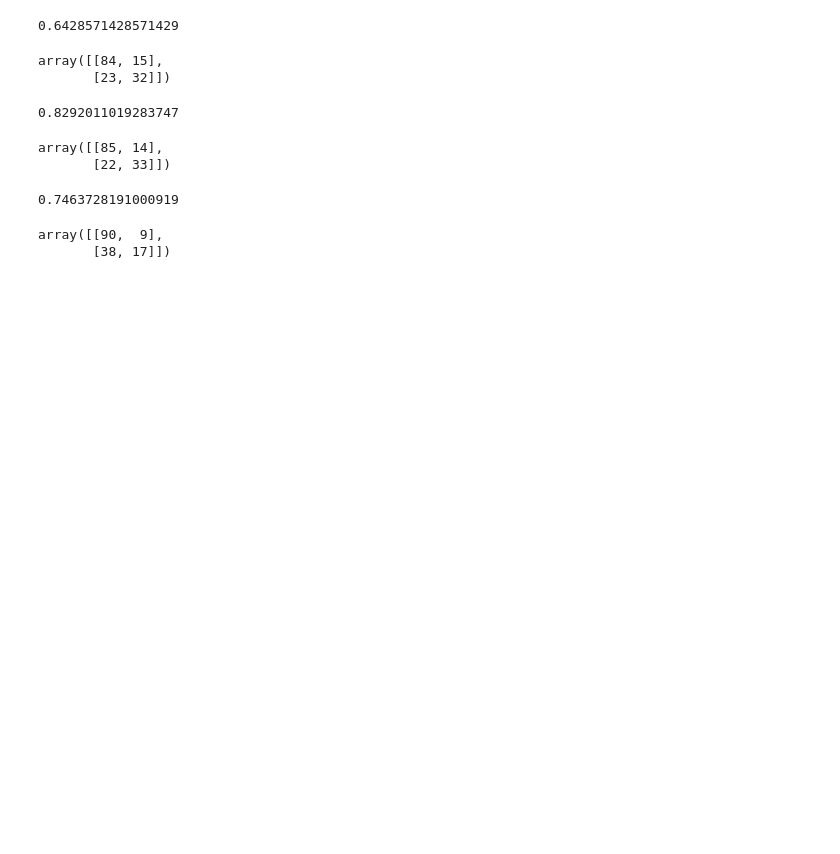
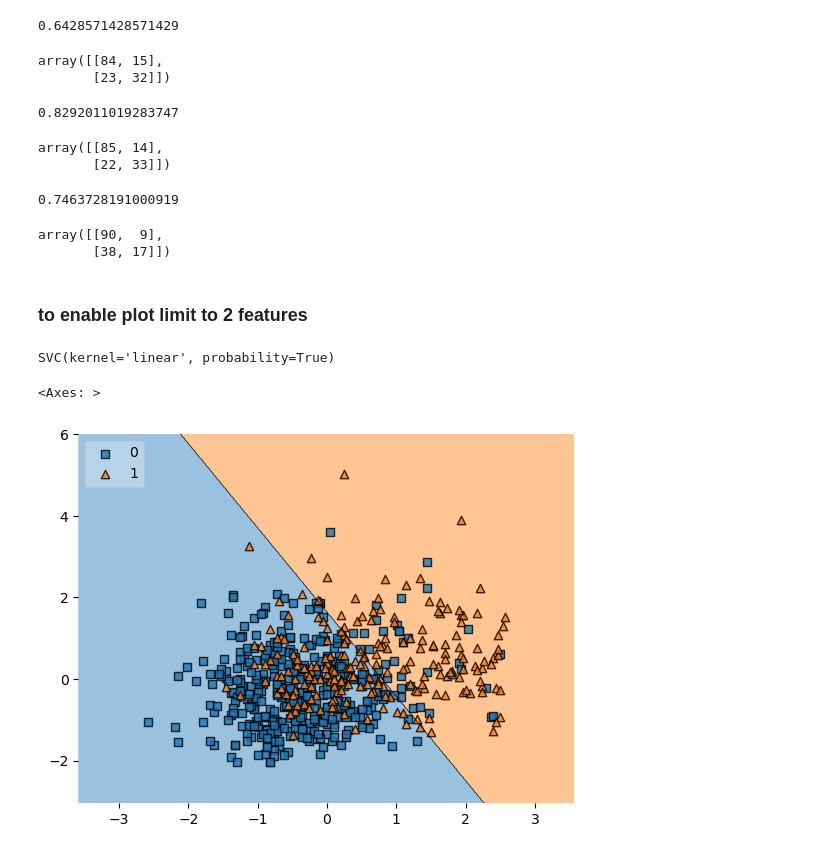
Before and after one commit to jpmckeown/ML-methods-demo, a Jupyter notebook: classifier_show_and_tell.ipynb, the cells around one changed output. Saved outputs shown, nothing was run; the diff lists cells and outputs as text; code cells hidden in the pictures; blank space fills up the shorter version.

Commit message:
plots for SVC classifier on diabetes

```diff
--- a/classifier_show_and_tell.ipynb
+++ b/classifier_show_and_tell.ipynb
@@ -493,8 +493,27 @@ confusion_matrix(y_test,y_pred)
 # %% [output]
 array([[90,  9],
        [38, 17]])
+# %% [markdown]
+### to enable plot limit to 2 features
+# %%
+X2 = df[['Glucose','BMI']]
+X2_train, X2_test, y_train, y_test = train_test_split(X2, y, test_size = 0.2, random_state = 42)
+scaler = StandardScaler()
+scaler.fit(X2_train)
+X2_train_scaled = scaler.transform(X2_train)
+X2_test_scaled = scaler.transform(X2_test)
 # %%
 from mlxtend.plotting import plot_decision_regions
 # %%
 from pandas.plotting import scatter_matrix
 from sklearn.metrics import classification_report
+# %%
+model = SVC(kernel='linear', probability=True)
+model.fit(X2_train_scaled, y_train)
+# %% [output]
+SVC(kernel='linear', probability=True)
+# %%
+plot_decision_regions(X2_train_scaled, y_train.astype(int).values, clf=model, legend=2)
+# %% [output]
+<Axes: >
+[figure, added]
```
Also changed, not shown: parts of 4 cells of this notebook.
